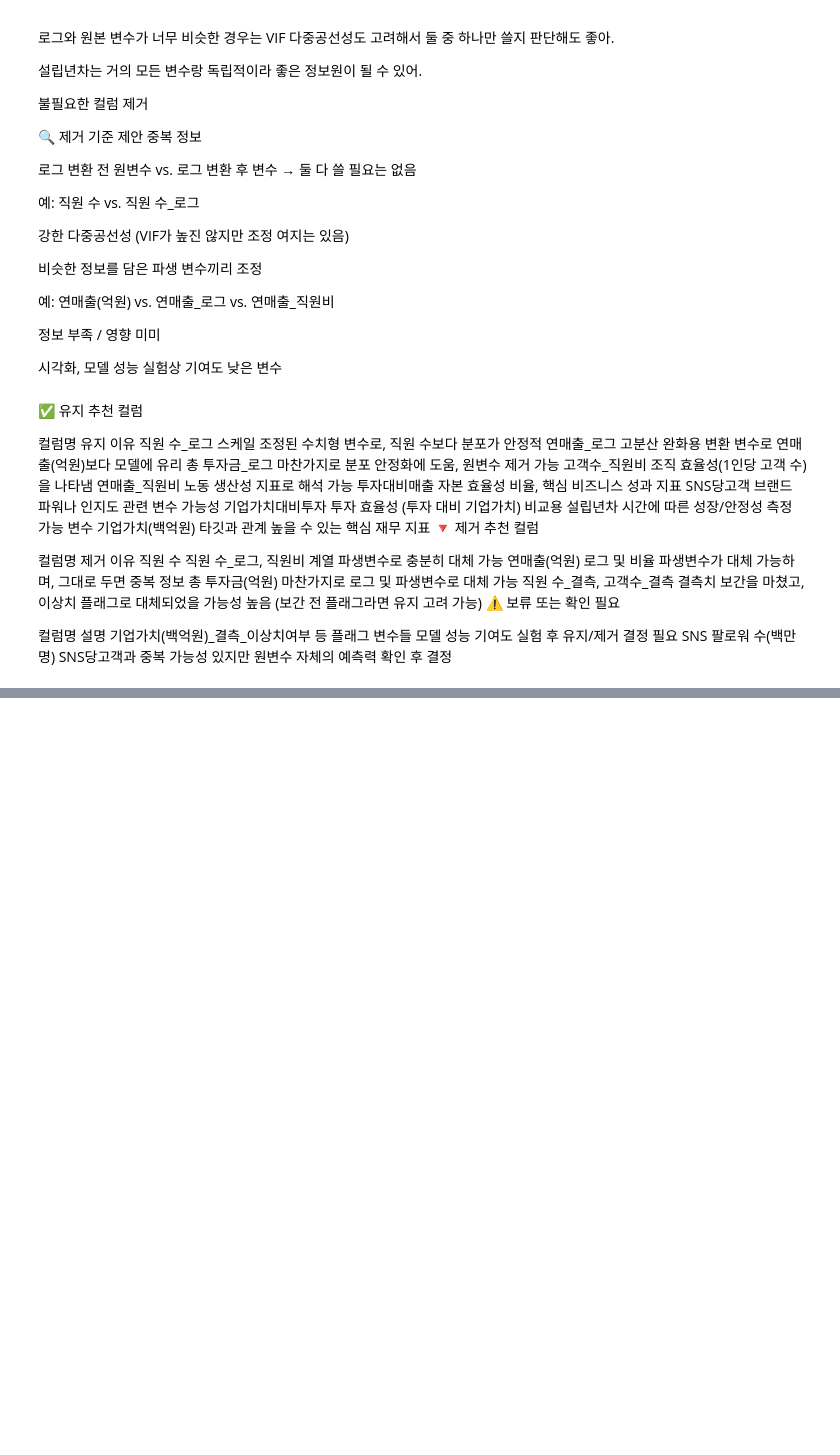
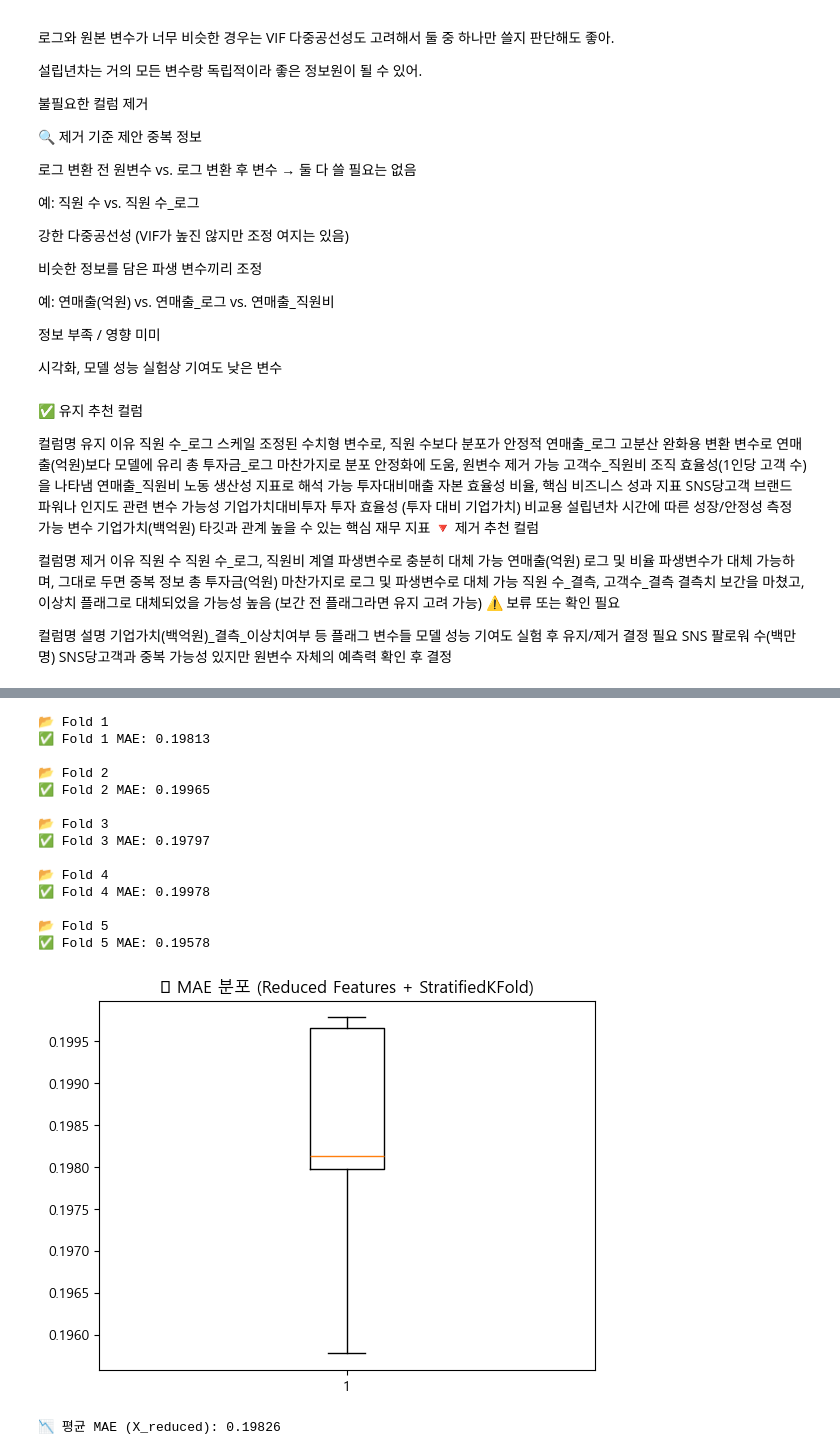
Before and after one commit to HyeongseopSo0914/my-project, a Jupyter notebook: dacon/a2/home.ipynb, the cells around one changed output, grey strips where cells are left out. Cells and saved outputs as stored; diff of their text form; code cells hidden in the pictures; blank space fills up the shorter version.

```diff
--- a/dacon/a2/home.ipynb
+++ b/dacon/a2/home.ipynb
@@ -578,0 +859,67 @@ KeyError: '성공확률'
+# %%
+assert list(X_reduced.columns) == list(X_test_reduced.columns), "❗ 컬럼 불일치!"
+# StratifiedKFold 적용
+# 타겟 구간화 (회귀용 StratifiedKFold 적용 위해)
+bins = np.linspace(0, 1, 6)
+y_binned = np.digitize(y, bins)
+
+# StratifiedKFold 정의
+skf = StratifiedKFold(n_splits=5, shuffle=True, random_state=42)
+
+cv_scores = []
+models = []
+test_preds = []
+
+for fold, (train_idx, val_idx) in enumerate(skf.split(X_reduced, y_binned)):
+    print(f"\n📂 Fold {fold+1}")
+    X_tr, y_tr = X_reduced.iloc[train_idx], y.iloc[train_idx]
+    X_val, y_val = X_reduced.iloc[val_idx], y.iloc[val_idx]
+
+    model = XGBRegressor(
+        n_estimators=500,
+        learning_rate=0.03,
+        max_depth=15,
+        subsample=0.8,
+        colsample_bytree=0.8,
+        random_state=42,
+        n_jobs=-1
+    )
+
+    model.fit(X_tr, y_tr)
+    y_pred = model.predict(X_val)
+
+    mae = mean_absolute_error(y_val, y_pred)
+    print(f"✅ Fold {fold+1} MAE: {mae:.5f}")
+
+    cv_scores.append(mae)
+    models.append(model)
+    test_preds.append(model.predict(X_test[X_reduced.columns]))  # test도 같은 컬럼 순서로
+
+# 시각화
+import matplotlib.pyplot as plt
+plt.boxplot(cv_scores)
+plt.title("📦 MAE 분포 (Reduced Features + StratifiedKFold)")
+plt.show()
+
+# 평균 성능
+print(f"\n📉 평균 MAE (X_reduced): {np.mean(cv_scores):.5f}")
+
+# 최종 예측
+final_preds = np.mean(test_preds, axis=0)
+# %% [output]
+📂 Fold 1
+✅ Fold 1 MAE: 0.19813
+
+📂 Fold 2
+✅ Fold 2 MAE: 0.19965
+
+📂 Fold 3
+✅ Fold 3 MAE: 0.19797
+
+📂 Fold 4
+✅ Fold 4 MAE: 0.19978
+
+📂 Fold 5
+✅ Fold 5 MAE: 0.19578
+[figure, added]
+📉 평균 MAE (X_reduced): 0.19826
```
Also changed, not shown: parts of 17 cells of this notebook, 36 other files.
